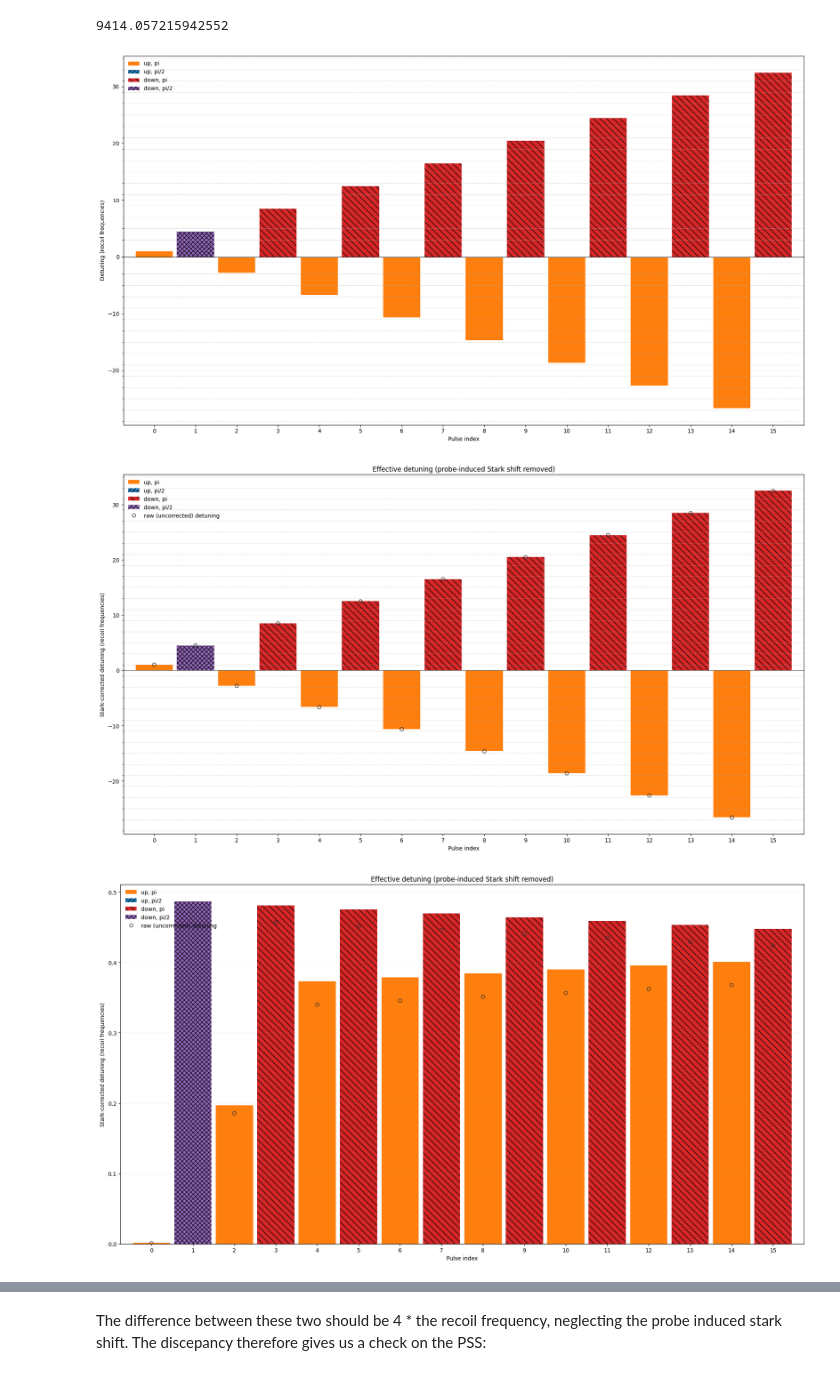
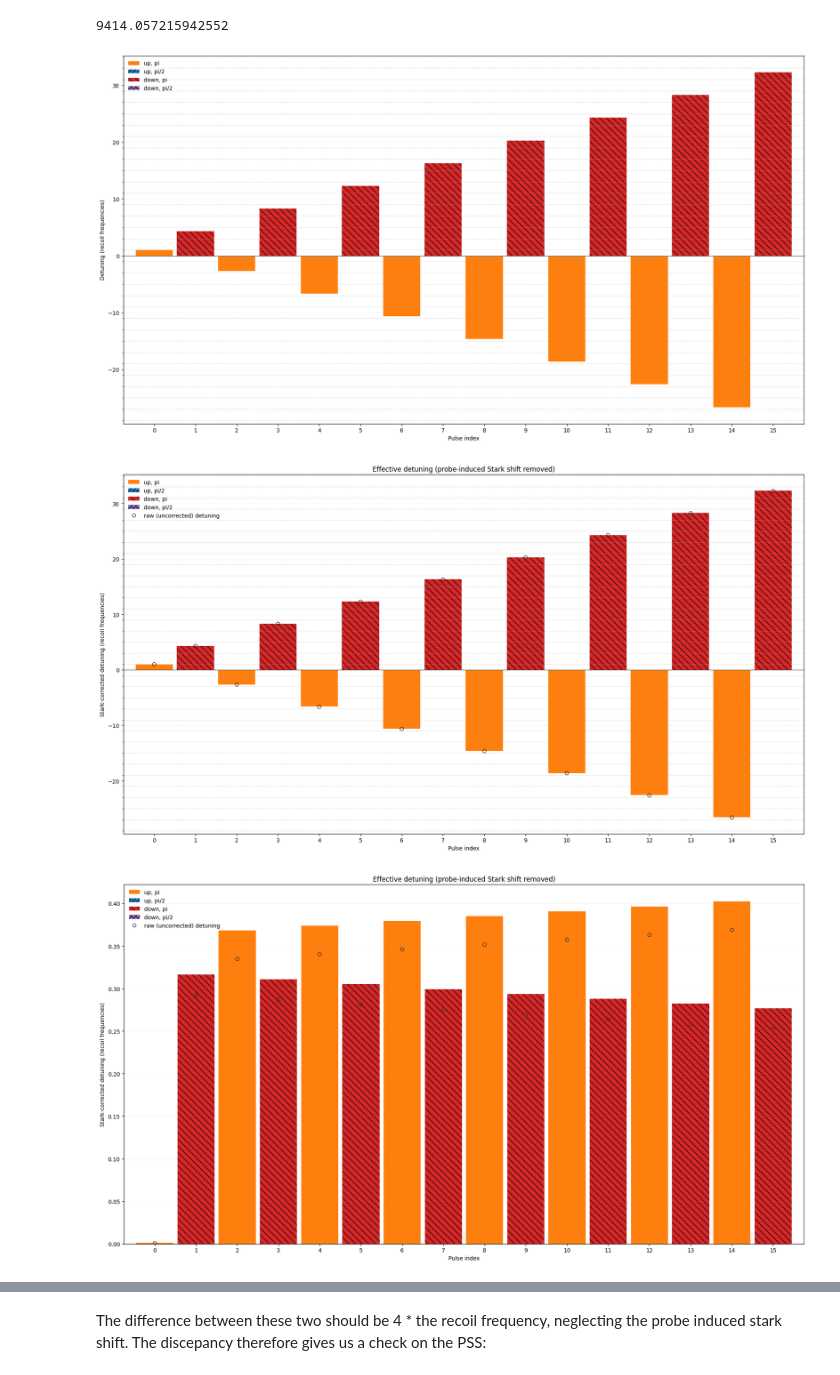
Before and after one commit to charlesbaynham/LMT_sim_scratch, a Jupyter notebook: notebooks/true_LMT_trajectory.ipynb, the cells around one changed output, grey strips where cells are left out. Cells and saved outputs as stored; diff of their text form; code cells hidden in the pictures.

```diff
--- a/notebooks/true_LMT_trajectory.ipynb
+++ b/notebooks/true_LMT_trajectory.ipynb
@@ -213,7 +256,9 @@ plot_sequence = seq.build_sequence_from_lab_pulse_dump(
     start_times_mu=start_times_mu,
     durations_mu=durations_mu,
     opll_hz=opll_hz,
-    beam_hz=beam_hz,
+    switch_hz=switch_hz,
+    delivery_hz=delivery_hz,
+    delivery_setpoint=delivery_setpoint
 )
 # plot_sequence = add_true_lmt_clearouts(plot_sequence[1:])
 
@@ -318,7 +363,7 @@ plt.tight_layout()
 
 plt.savefig("lab_pulse_sequence.png", dpi=300)
 # %% [output]
-[figure, old version]
+[figure, new version]
 # %%
 # Same bar plot, but with each pulse's detuning corrected for its
 # probe-induced (AC-Stark) shift. The effective detuning the atom actually
@@ -331,7 +376,9 @@ plot_sequence = seq.build_sequence_from_lab_pulse_dump(
     start_times_mu=start_times_mu,
     durations_mu=durations_mu,
     opll_hz=opll_hz,
-    beam_hz=beam_hz,
+    switch_hz=switch_hz,
+    delivery_hz=delivery_hz,
+    delivery_setpoint=delivery_setpoint,
 )
 
 # Truncate
@@ -348,10 +395,10 @@ clearout_since_last_pulse = False
 
 PULSE_STYLES = {
     #              colour          hatch
-    (True,  True):  ("tab:orange", ""),      # up,   pi
-    (True,  False): ("tab:blue",   "///"),   # up,   pi/2
-    (False, True):  ("tab:red",    "\\\\"),  # down, pi
-    (False, False): ("tab:purple", "xxx"),   # down, pi/2
+    (True, True): ("tab:orange", ""),  # up,   pi
+    (True, False): ("tab:blue", "///"),  # up,   pi/2
+    (False, True): ("tab:red", "\\\\"),  # down, pi
+    (False, False): ("tab:purple", "xxx"),  # down, pi/2
 }
 
 for event in plot_sequence:
@@ -363,7 +410,7 @@ for event in plot_sequence:
         continue
 
     pulse_index = len(corrected_detunings_recoil)
-    probe_shift_hz = 2*np.pi*event.probe_shift_coefficient * event.rabi_frequency**2
+    probe_shift_hz = 2 * np.pi * event.probe_shift_coefficient * event.rabi_frequency**2
     raw_detunings_recoil.append(event.detuning_hz / sim.RECOIL_FREQUENCY_HZ)
     corrected_detunings_recoil.append(
         (event.detuning_hz + probe_shift_hz) / sim.RECOIL_FREQUENCY_HZ
@@ -429,12 +476,19 @@ ax.grid(axis="y", which="minor", linestyle=":", alpha=0.8)
 ax.grid(axis="y", which="major", linestyle="-", alpha=0.1)
 
 legend_handles = [
-    Patch(facecolor="tab:orange", hatch="",     label="up, pi"),
-    Patch(facecolor="tab:blue",   hatch="///",  label="up, pi/2"),
-    Patch(facecolor="tab:red",    hatch="\\\\", label="down, pi"),
-    Patch(facecolor="tab:purple", hatch="xxx",  label="down, pi/2"),
-    Line2D([0], [0], marker="o", linestyle="none", markerfacecolor="none",
-           markeredgecolor="0.2", label="raw (uncorrected) detuning"),
+    Patch(facecolor="tab:orange", hatch="", label="up, pi"),
+    Patch(facecolor="tab:blue", hatch="///", label="up, pi/2"),
+    Patch(facecolor="tab:red", hatch="\\\\", label="down, pi"),
+    Patch(facecolor="tab:purple", hatch="xxx", label="down, pi/2"),
+    Line2D(
+        [0],
+        [0],
+        marker="o",
+        linestyle="none",
+        markerfacecolor="none",
+        markeredgecolor="0.2",
+        label="raw (uncorrected) detuning",
+    ),
 ]
 if clearout_links:
     legend_handles.append(
@@ -453,7 +507,7 @@ plt.tight_layout()
 
 plt.savefig("lab_pulse_sequence_stark_corrected.png", dpi=300)
 # %% [output]
-[figure, old version]
+[figure, new version]
 # %%
 # Same bar plot, but with each pulse's detuning corrected for its
 # probe-induced (AC-Stark) shift. The effective detuning the atom actually
@@ -466,7 +520,9 @@ plot_sequence = seq.build_sequence_from_lab_pulse_dump(
     start_times_mu=start_times_mu,
     durations_mu=durations_mu,
     opll_hz=opll_hz,
-    beam_hz=beam_hz,
+    switch_hz=switch_hz,
+    delivery_hz=delivery_hz,
+    delivery_setpoint=delivery_setpoint
 )
 
 # Truncate
@@ -566,34 +622,34 @@ odd_tick_stop = int(np.ceil(y_max))
 odd_minor_ticks = np.arange(odd_tick_start, odd_tick_stop + 1, 2)
 ax.yaxis.set_minor_locator(FixedLocator(odd_minor_ticks))
 ax.grid(axis="y", which="minor", linestyle=":", alpha=0.8)
 ax.grid(axis="y", which="major", linestyle="-", alpha=0.1)
 
 legend_handles = [
     Patch(facecolor="tab:orange", hatch="",     label="up, pi"),
     Patch(facecolor="tab:blue",   hatch="///",  label="up, pi/2"),
     Patch(facecolor="tab:red",    hatch="\\\\", label="down, pi"),
     Patch(facecolor="tab:purple", hatch="xxx",  label="down, pi/2"),
     Line2D([0], [0], marker="o", linestyle="none", markerfacecolor="none",
            markeredgecolor="0.2", label="raw (uncorrected) detuning"),
 ]
 if clearout_links:
     legend_handles.append(
         Line2D(
             [0],
             [0],
             color="tab:green",
             linestyle=":",
             linewidth=2,
             label="clearout between pulses",
         )
     )
 
 ax.legend(handles=legend_handles, loc="upper left", frameon=False)
 plt.tight_layout()
 
 plt.savefig("lab_pulse_sequence_stark_corrected.png", dpi=300)
 # %% [output]
-[figure, old version]
+[figure, new version]
 # %%
 (pulse_detunings_recoil[1] - pulse_detunings_recoil[0])
 # %% [output]
```
Also changed, not shown: parts of 18 cells of this notebook, 1 other file.
